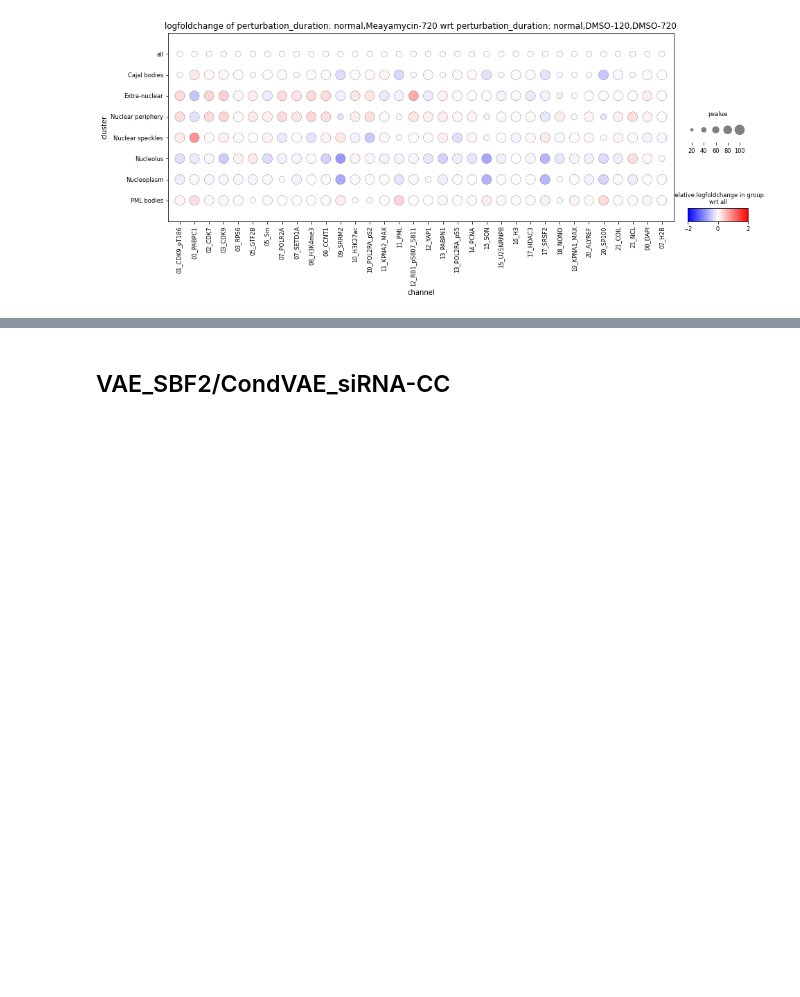
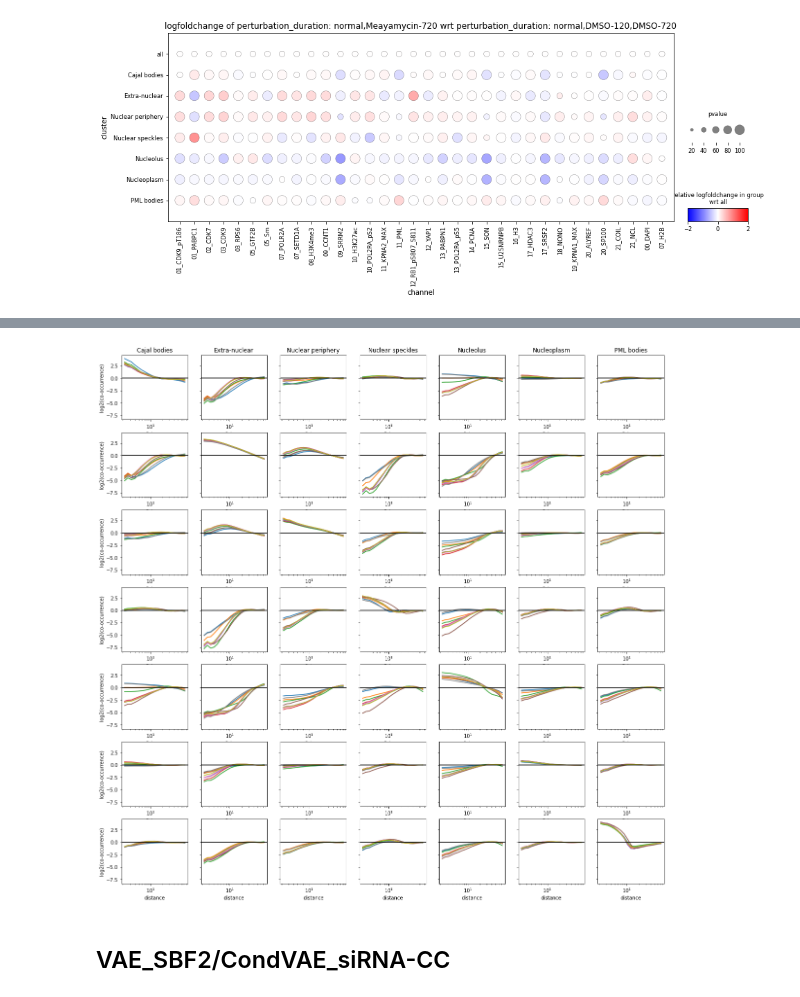
Before and after one commit to theislab/campa_ana, a Jupyter notebook: workflow/05_extract_features.ipynb, the cells around one changed output, grey strips where cells are left out. Drawn from its saved outputs; the diff is of its cells as text; code cells hidden in the pictures; blank space fills up the shorter version.

```diff
--- a/workflow/05_extract_features.ipynb
+++ b/workflow/05_extract_features.ipynb
@@ -126,3 +139,8 @@ WARNING: dendrogram data not found (using key=dendrogram_cluster). Running `sc.t
+# %%
+# for all cluster pairings
+fig, axes = miann.pl._spatial_features.plot_co_occurrence_grid(adata_co_occ, 'perturbation_duration', condition_values=None, legend=False, ci=False, figsize=(20,20))
+# %% [output]
+[figure, added]
 # %% [markdown]
 ## VAE_SBF2/CondVAE_siRNA-CC
 # %%
```
Also changed, not shown: parts of 5 cells of this notebook, 1 other file.
